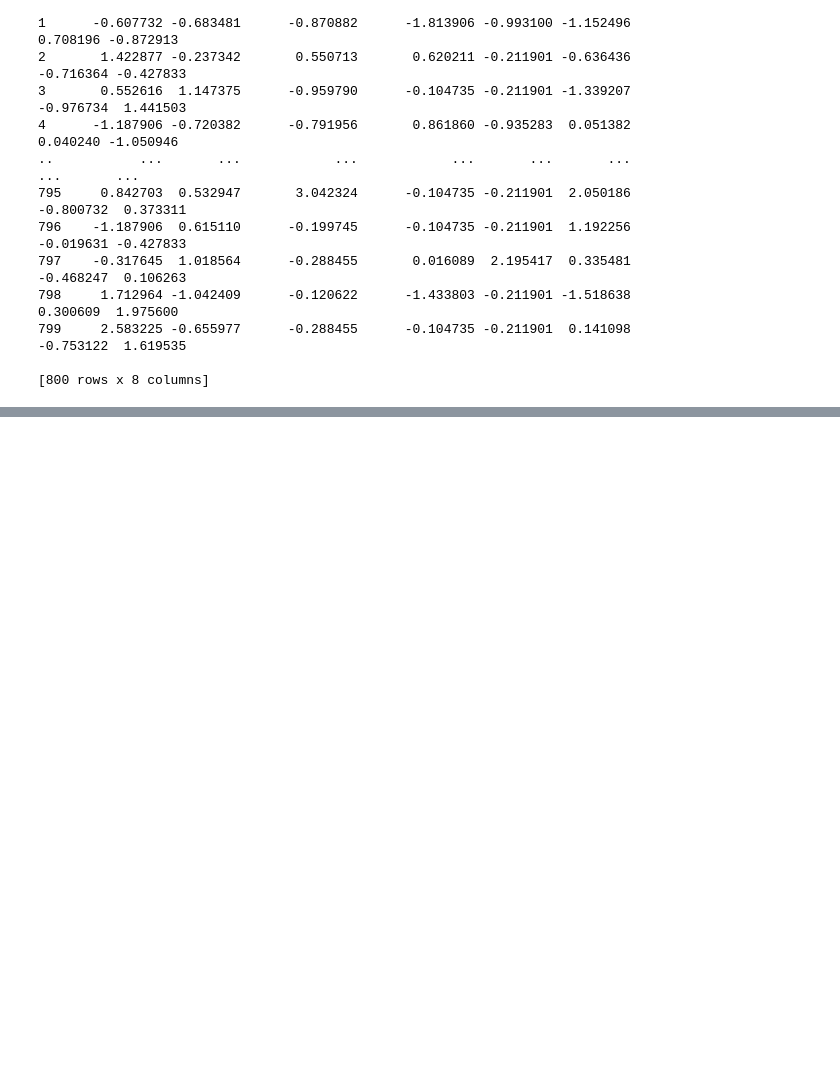
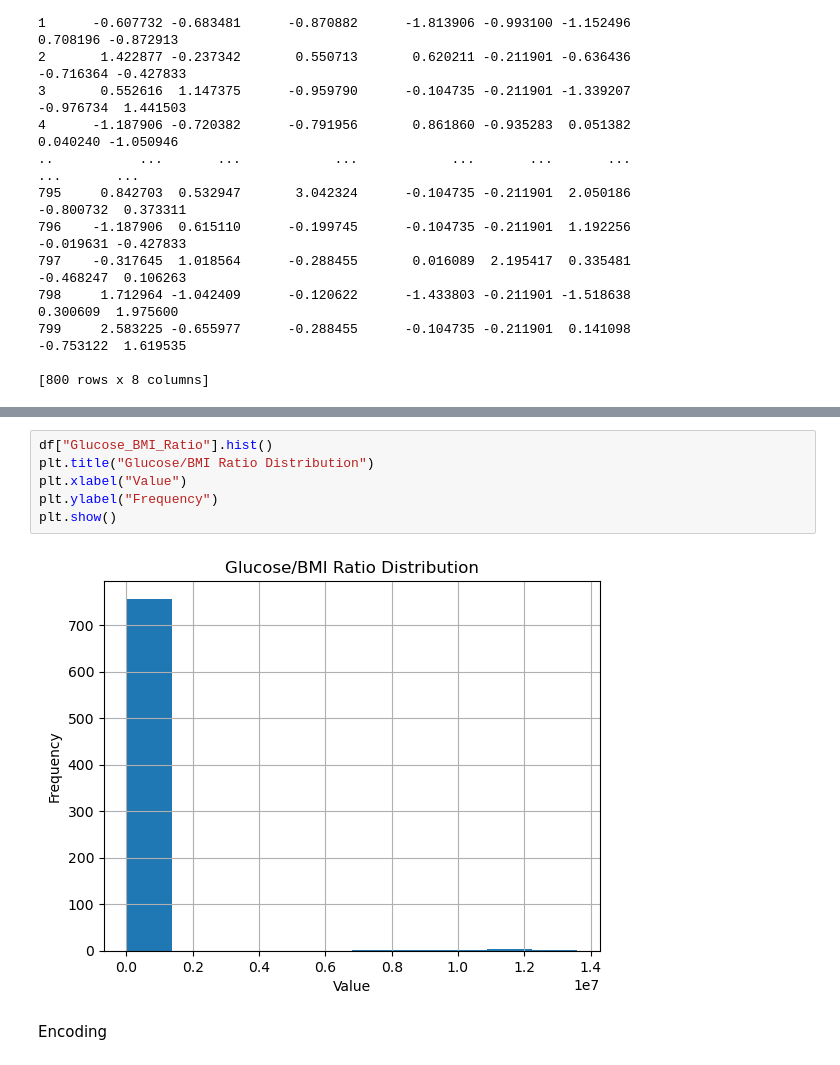
Before and after one commit to hongyen-oss/Diabetes-Prediction, a Jupyter notebook: Notebooks/Data_Preprocessing .ipynb, the cells around one changed output, grey strips where cells are left out. Saved outputs shown, nothing was run; the diff lists cells and outputs as text; blank space fills up the shorter version.

```diff
--- a/Notebooks/Data_Preprocessing .ipynb
+++ b/Notebooks/Data_Preprocessing .ipynb
@@ -229,0 +330,10 @@ print(X_train_df)
+# %%
+df["Glucose_BMI_Ratio"].hist()
+plt.title("Glucose/BMI Ratio Distribution")
+plt.xlabel("Value")
+plt.ylabel("Frequency")
+plt.show()
+# %% [output]
+[figure, added]
+# %% [markdown]
+Encoding
```
Also changed, not shown: parts of 19 cells of this notebook.
